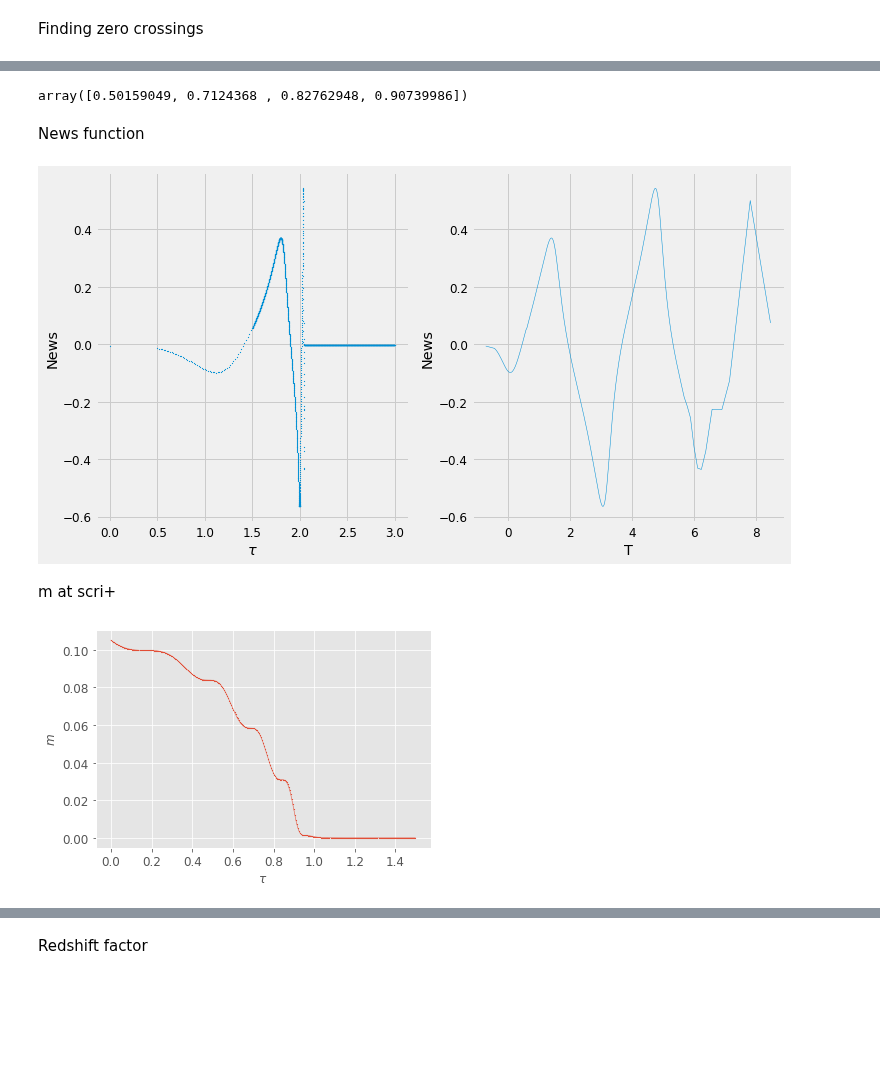
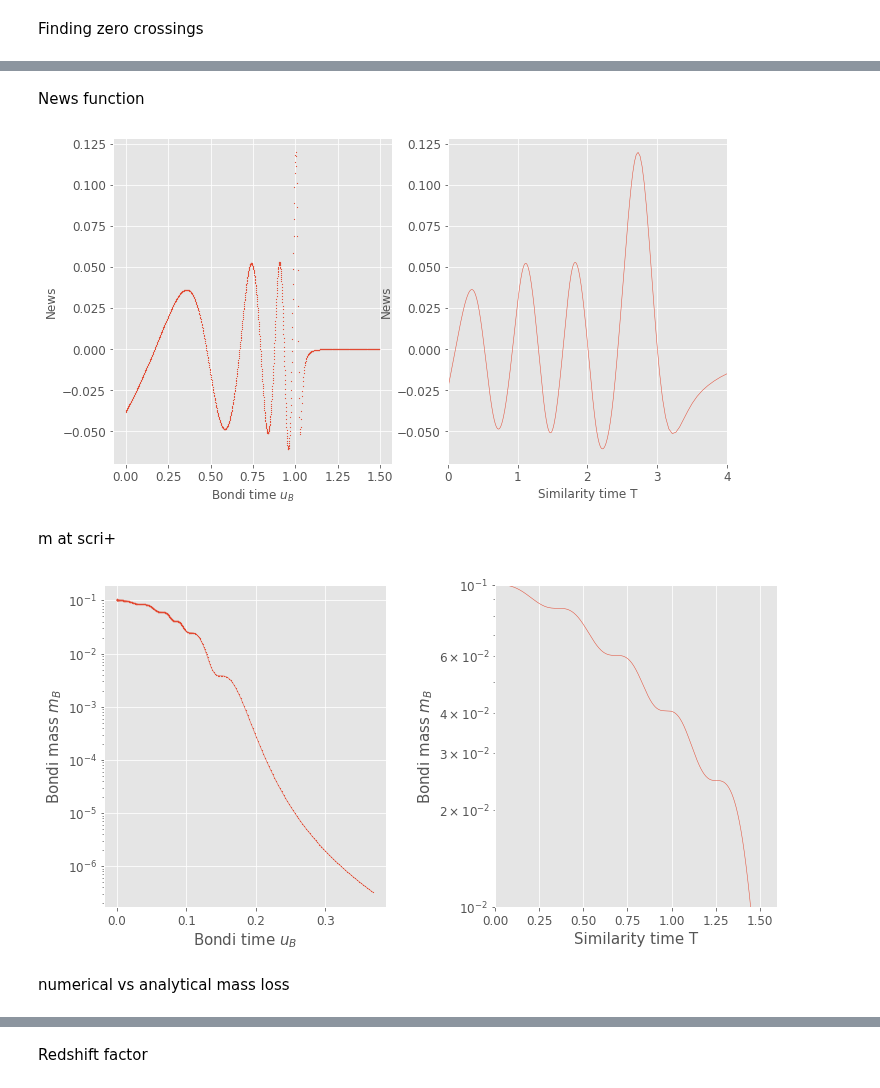
Before and after one commit to rita-png/gravitational-collapse, a Jupyter notebook: TMYangMills/PostProcessing.ipynb, the cells around one changed output, grey strips where cells are left out. Saved outputs shown, nothing was run; the diff lists cells and outputs as text; code cells hidden in the pictures; blank space fills up the shorter version.

```diff
--- a/TMYangMills/PostProcessing.ipynb
+++ b/TMYangMills/PostProcessing.ipynb
@@ -219,7 +219,7 @@ with plt.style.context('ggplot'):
     ax1.set_ylim([-1,1])
     ax1.set_xlabel("Proper time u",fontsize=15)
     ax1.set_ylabel(r"$\tilde{\chi}$",fontsize=15)
-    ax2.set_xlim([0.,3])
+    ax2.set_xlim([0.,4])
     ax2.set_ylim([-1,1])
 
     #ax2.plot(adapt_time,np.multiply(1/2,derderxi_ori[0:len(adapt_time)]),linewidth=0.5)
@@ -284,4 +236,0 @@ Value of Derpsi at the origin over time
-# %%
-derpsiplt=[]
-for i in range(0, len(derpsi)):
-    derpsiplt.append(derpsi[i][3]) #saving derpsi at the origin for each timestep
@@ -314,4 +236,0 @@ Delta is  1.0284137661746753
-# %%
-roots[k:(k+3)+1]
-# %% [output]
-array([0.50159049, 0.7124368 , 0.82762948, 0.90739986])
@@ -326,14 +237,11 @@ for x in time:
 # %% [markdown]
 News function
 # %%
-psiplt=[]
-for i in range(0, len(psi)):
-    psiplt.append(psi[i][len(psi[0])-4]) #saving derpsi at scri for each timestep
+news=[]
+for i in range(0, len(xi_scri)-1):
+    new=np.exp(-2*beta_scri[i])*(xi_scri[i+1]-xi_scri[i])/(time[i+1]-time[i])##eq.59 from my report ref eq:news
+    news.append(new)
 
-news=[]
-for i in range(0, len(psiplt)-1):
-    new=(psiplt[i+1]-psiplt[i])/(time[i+1]-time[i])
-    news.append(new)
 
 
 with plt.style.context('ggplot'):
@@ -348,29 +256,57 @@ with plt.style.context('ggplot'):
     ax2.plot(adapt_time[0:len(adapt_time)],news[0:len(adapt_time)],linewidth=0.5)
     ax2.set_xlabel("Similarity time T")#Adapted time T")
     ax2.set_ylabel("News")
-
+    #ax2.set_xlim([0.,4])
 
 
     plt.show()
 # %% [output]
-[figure, old version]
+[figure, new version]
 # %% [markdown]
 m at scri+
 # %%
-betaplt=[]
-for i in range(0, len(derxi)):
-    betaplt.append(beta[i][len(beta[0])-4]) #saving derpsi at the origin for each timestep
+mplt=[]
+
+i=0
+for tt in adapt_time:
+
+    aux=m_scri[i]#np.exp(-tt)*1/2*m_scri[i]
+    mplt.append(aux)
+    i=i+1
 
 with plt.style.context('ggplot'):
 
     #plt.rcParams.update({'font.size': 12})
     #plt.rcParams["figure.figsize"] = (7,5)
-    plt.xlabel("$\u03C4$")#T
-    plt.ylabel(r'$ m $')
-    plt.plot(time,m_scri,linewidth=0.5)
-    plt.scatter(time,m_scri,s=0.5)
-    #plt.plot(adapt_time,mplt[0:len(adapt_time)],linewidth=0.5)
-    #plt.xlim([1,1.05])
+    fig, (ax1, ax2) = plt.subplots(1, 2,figsize=(11, 6))
+
+
+
+
+    # time
+    ax1.scatter(bonditime[0:len(mplt)],mplt,s=0.5)
+    ax1.plot(bonditime[0:len(mplt)],mplt,linewidth=0.5)
+    ax1.set_ylabel("Bondi mass $m_B$", fontsize=15)
+    #ax1.set_xlim([.8,1.04])
+
+    ax1.set_yscale('log')
+    #ax1.set_xlabel("$\u03C4$")#T
+    ax1.set_xlabel("Bondi time $u_B$", fontsize=15)#$\u03C4$")
+
+    # adapt time
+
+    ax2.plot(adapt_time[0:len(adapt_time)-10],np.array(mplt[0:len(adapt_time)-10]),linewidth=0.5)
+    ax2.set_yscale('log')
+    ax2.set_xlim([0,1.6])
+    ax2.set_ylim([0.01,0.1])
+    ax2.set_ylabel("Bondi mass $m_B$", fontsize=15)
+    ax2.set_xlabel("Similarity time T", fontsize=15)
+
+    fig.tight_layout(pad=3.0)
+    plt.savefig("myImagePDF.pdf", format="pdf", bbox_inches="tight")
+
     plt.show()
 # %% [output]
-[figure, old version]
+[figure, new version]
+# %% [markdown]
+numerical vs analytical mass loss
```
Also changed, not shown: parts of 22 cells of this notebook, 2 other files.
